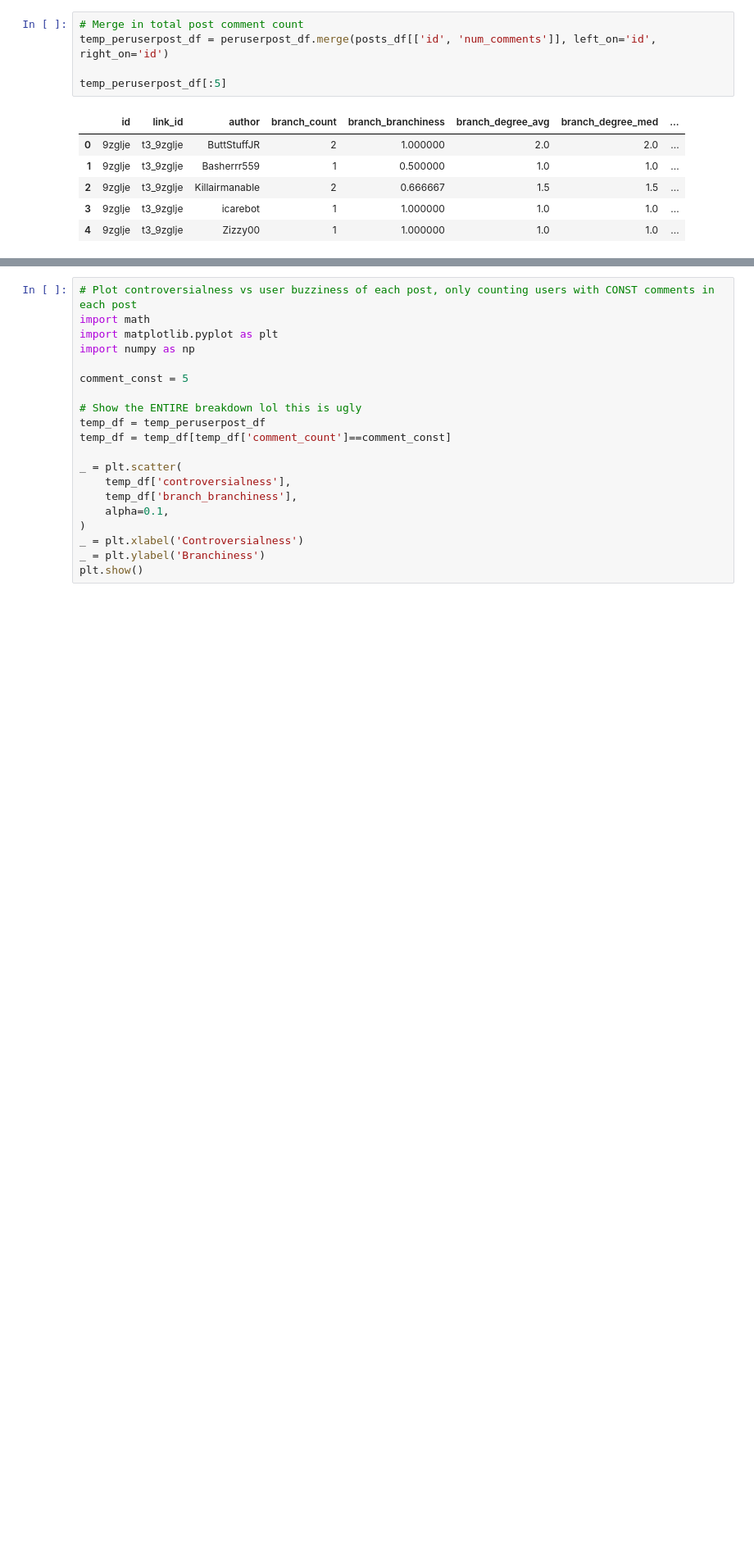
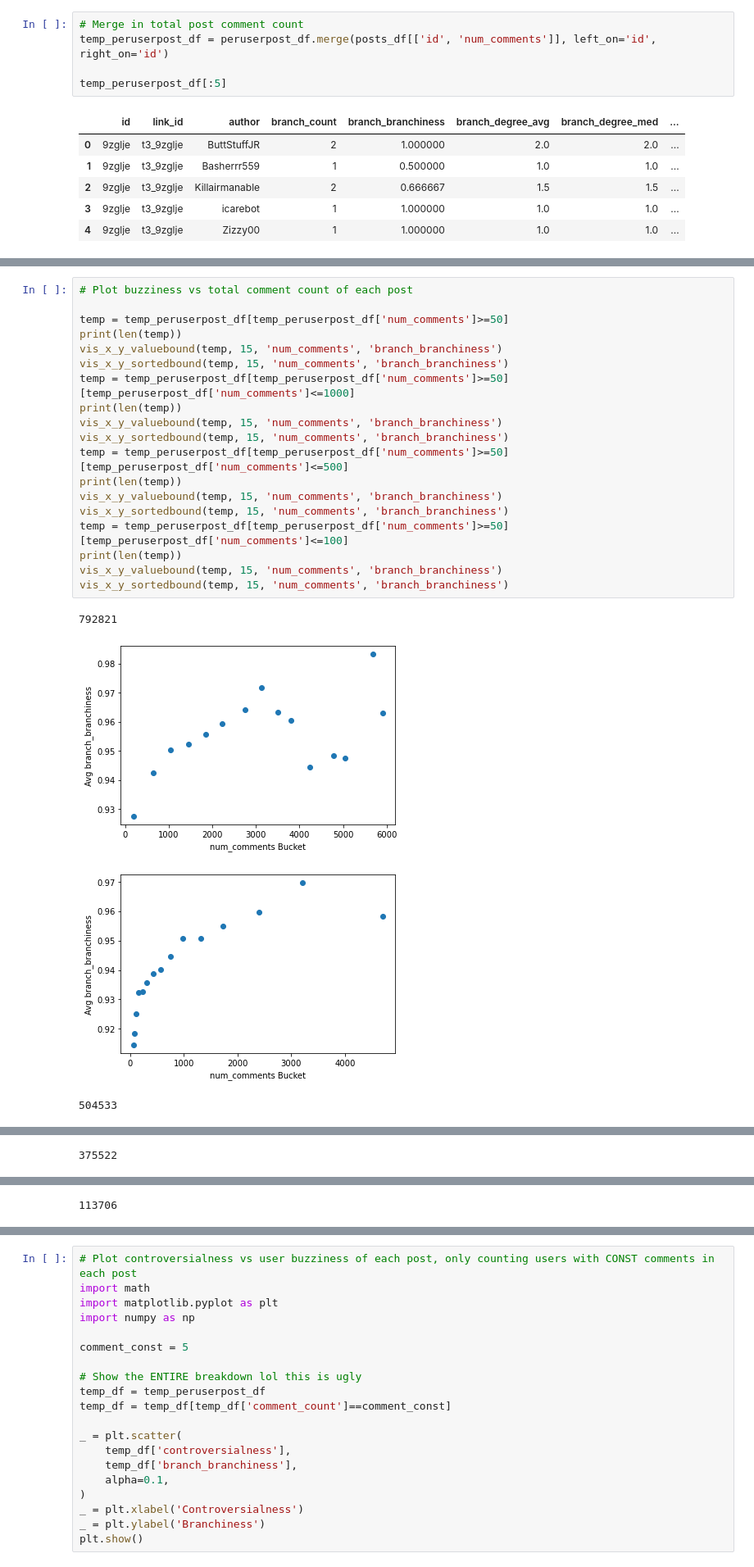
Before and after one commit to cephcyn/cornell_cs6742_a2, a Jupyter notebook: 02_analysis.ipynb, the cells around one changed output, grey strips where cells are left out. Shown at 82% size. Saved outputs shown, nothing was run; the diff lists cells and outputs as text; blank space fills up the shorter version.

```diff
--- a/02_analysis.ipynb
+++ b/02_analysis.ipynb
@@ -257,0 +336,24 @@ vis_x_y_valuebound(temp, 15, 'num_comments', 'branch_branchiness')
+# %%
+# Plot buzziness vs total comment count of each post
+
+temp = temp_peruserpost_df[temp_peruserpost_df['num_comments']>=50]
+print(len(temp))
+vis_x_y_valuebound(temp, 15, 'num_comments', 'branch_branchiness')
+vis_x_y_sortedbound(temp, 15, 'num_comments', 'branch_branchiness')
+temp = temp_peruserpost_df[temp_peruserpost_df['num_comments']>=50][temp_peruserpost_df['num_comments']<=1000]
+print(len(temp))
+vis_x_y_valuebound(temp, 15, 'num_comments', 'branch_branchiness')
+vis_x_y_sortedbound(temp, 15, 'num_comments', 'branch_branchiness')
+temp = temp_peruserpost_df[temp_peruserpost_df['num_comments']>=50][temp_peruserpost_df['num_comments']<=500]
+print(len(temp))
+vis_x_y_valuebound(temp, 15, 'num_comments', 'branch_branchiness')
+vis_x_y_sortedbound(temp, 15, 'num_comments', 'branch_branchiness')
+temp = temp_peruserpost_df[temp_peruserpost_df['num_comments']>=50][temp_peruserpost_df['num_comments']<=100]
+print(len(temp))
+vis_x_y_valuebound(temp, 15, 'num_comments', 'branch_branchiness')
+vis_x_y_sortedbound(temp, 15, 'num_comments', 'branch_branchiness')
+# %% [output]
+792821
+[figure, added]
+[figure, added]
+504533
@@ -257,0 +362 @@ vis_x_y_valuebound(temp, 15, 'num_comments', 'branch_branchiness')
+375522
@@ -257,0 +365 @@ vis_x_y_valuebound(temp, 15, 'num_comments', 'branch_branchiness')
+113706
```
Also changed, not shown: parts of 47 cells of this notebook.
